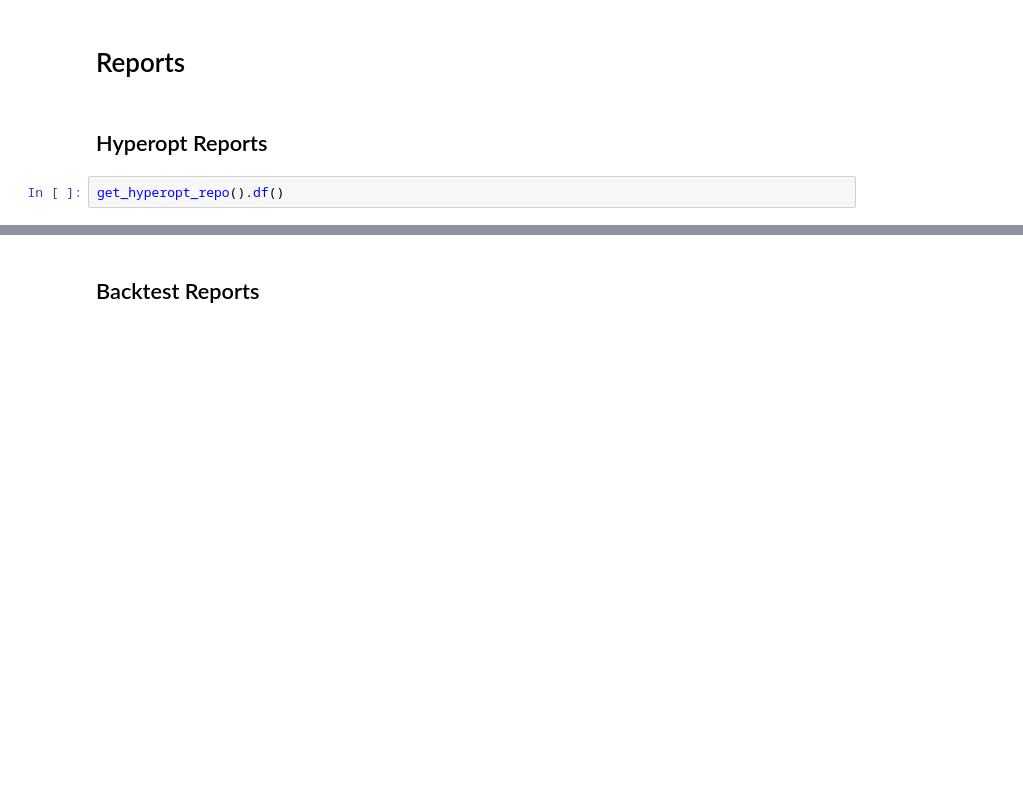
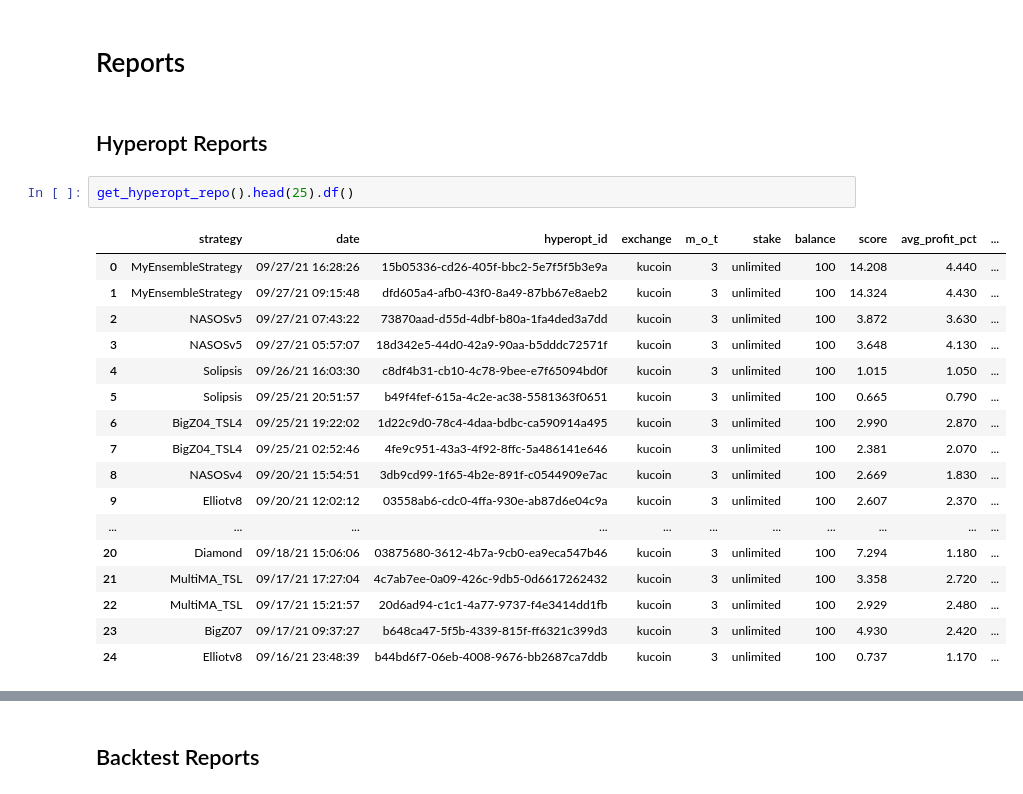
Before and after one commit to raphant/lazyft, a Jupyter notebook: lazyft.ipynb, the cells around one changed output, grey strips where cells are left out. Drawn from its saved outputs; the diff is of its cells as text; blank space fills up the shorter version.

```diff
--- a/lazyft.ipynb
+++ b/lazyft.ipynb
@@ -247,4 +422,22 @@ get_backtest_repo()[0].trades_to_csv()
 # %% [markdown]
 ## Hyperopt Reports
 # %%
-get_hyperopt_repo().df()
+get_hyperopt_repo().head(25).df()
+# %% [output]
+|  | strategy | date | hyperopt_id | exchange | m_o_t | stake | balance | score | avg_profit_pct | ... |
+| 0 | MyEnsembleStrategy | 09/27/21 16:28:26 | 15b05336-cd26-405f-bbc2-5e7f5f5b3e9a | kucoin | 3 | unlimited | 100 | 14.208 | 4.440 | ... |
+| 1 | MyEnsembleStrategy | 09/27/21 09:15:48 | dfd605a4-afb0-43f0-8a49-87bb67e8aeb2 | kucoin | 3 | unlimited | 100 | 14.324 | 4.430 | ... |
+| 2 | NASOSv5 | 09/27/21 07:43:22 | 73870aad-d55d-4dbf-b80a-1fa4ded3a7dd | kucoin | 3 | unlimited | 100 | 3.872 | 3.630 | ... |
+| 3 | NASOSv5 | 09/27/21 05:57:07 | 18d342e5-44d0-42a9-90aa-b5dddc72571f | kucoin | 3 | unlimited | 100 | 3.648 | 4.130 | ... |
+| 4 | Solipsis | 09/26/21 16:03:30 | c8df4b31-cb10-4c78-9bee-e7f65094bd0f | kucoin | 3 | unlimited | 100 | 1.015 | 1.050 | ... |
+| 5 | Solipsis | 09/25/21 20:51:57 | b49f4fef-615a-4c2e-ac38-5581363f0651 | kucoin | 3 | unlimited | 100 | 0.665 | 0.790 | ... |
+| 6 | BigZ04_TSL4 | 09/25/21 19:22:02 | 1d22c9d0-78c4-4daa-bdbc-ca590914a495 | kucoin | 3 | unlimited | 100 | 2.990 | 2.870 | ... |
+| 7 | BigZ04_TSL4 | 09/25/21 02:52:46 | 4fe9c951-43a3-4f92-8ffc-5a486141e646 | kucoin | 3 | unlimited | 100 | 2.381 | 2.070 | ... |
+| 8 | NASOSv4 | 09/20/21 15:54:51 | 3db9cd99-1f65-4b2e-891f-c0544909e7ac | kucoin | 3 | unlimited | 100 | 2.669 | 1.830 | ... |
+| 9 | Elliotv8 | 09/20/21 12:02:12 | 03558ab6-cdc0-4ffa-930e-ab87d6e04c9a | kucoin | 3 | unlimited | 100 | 2.607 | 2.370 | ... |
+| ... | ... | ... | ... | ... | ... | ... | ... | ... | ... | ... |
+| 20 | Diamond | 09/18/21 15:06:06 | 03875680-3612-4b7a-9cb0-ea9eca547b46 | kucoin | 3 | unlimited | 100 | 7.294 | 1.180 | ... |
+| 21 | MultiMA_TSL | 09/17/21 17:27:04 | 4c7ab7ee-0a09-426c-9db5-0d6617262432 | kucoin | 3 | unlimited | 100 | 3.358 | 2.720 | ... |
+| 22 | MultiMA_TSL | 09/17/21 15:21:57 | 20d6ad94-c1c1-4a77-9737-f4e3414dd1fb | kucoin | 3 | unlimited | 100 | 2.929 | 2.480 | ... |
+| 23 | BigZ07 | 09/17/21 09:37:27 | b648ca47-5f5b-4339-815f-ff6321c399d3 | kucoin | 3 | unlimited | 100 | 4.930 | 2.420 | ... |
+| 24 | Elliotv8 | 09/16/21 23:48:39 | b44bd6f7-06eb-4008-9676-bb2687ca7ddb | kucoin | 3 | unlimited | 100 | 0.737 | 1.170 | ... |
```
Also changed, not shown: parts of 51 cells of this notebook, 15 other files.
